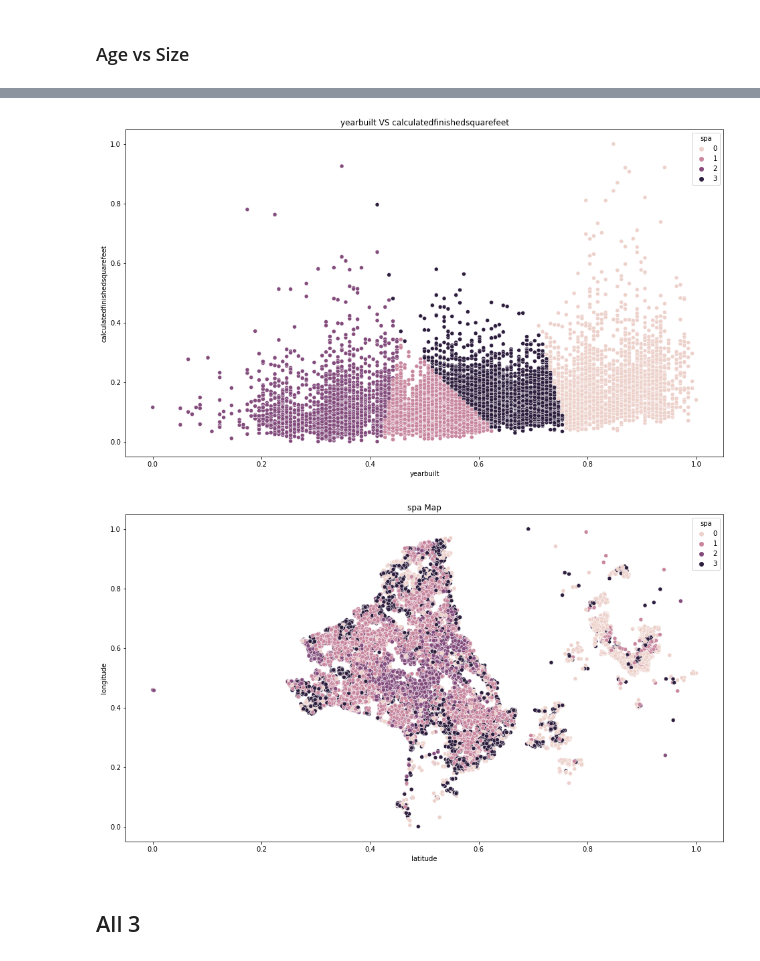
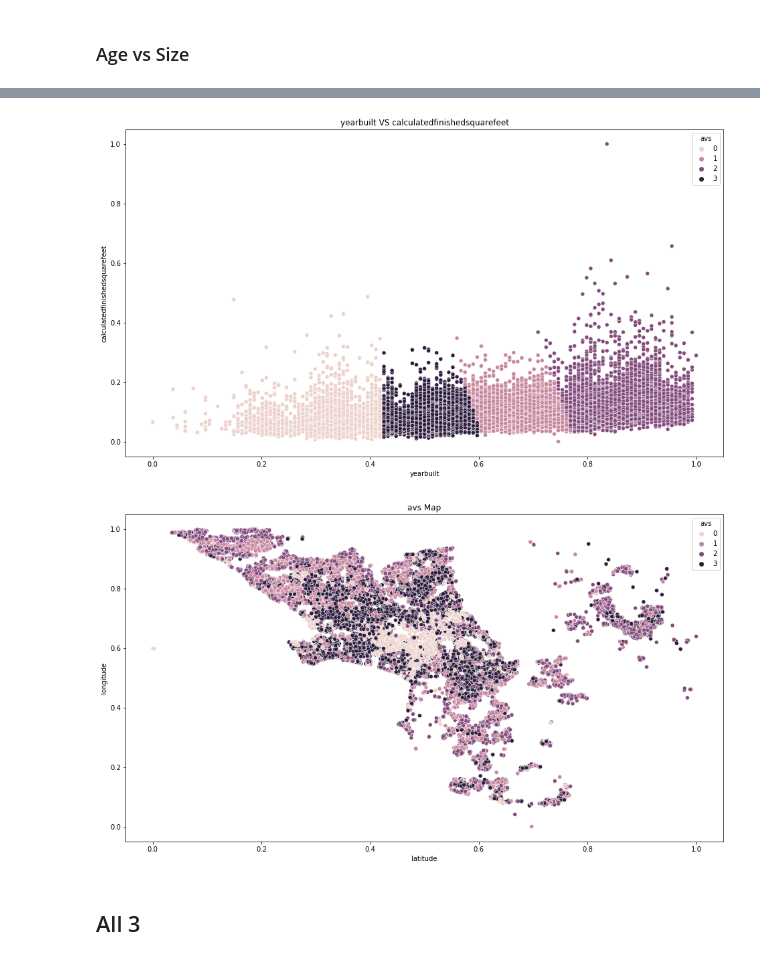
Before and after one commit to carterrxavier/clustering-project, a Jupyter notebook: initialnotebook.ipynb, the cells around one changed output, grey strips where cells are left out. Saved outputs shown, nothing was run; the diff lists cells and outputs as text; code cells hidden in the pictures.

Commit message:
more exploration with clusters

```diff
--- a/initialnotebook.ipynb
+++ b/initialnotebook.ipynb
@@ -167,4 +220,4 @@ cluster.view_intertia(X)
 # %%
 #Price by Size
-X = cluster.show_cluster(X, 5, 'pps')
+X = cluster.show_cluster(X, 5, 'svp')
 # %% [output]
@@ -172,3 +225,3 @@ X = cluster.show_cluster(X, 5, 'pps')
 # %%
-train_scaled['pps'] = X['pps']
+train_scaled['svp'] = X['svp']
 # %%
@@ -185,4 +238,4 @@ cluster.view_intertia(X)
 # %%
 #price per age
-X = cluster.show_cluster(X, 4, 'ppa')
+X = cluster.show_cluster(X, 4, 'pva')
 # %% [output]
@@ -190,4 +243,4 @@ X = cluster.show_cluster(X, 4, 'ppa')
 # %%
-train_scaled['ppa'] = X['ppa']
-cluster.map_clusters(train_scaled, 'ppa')
+train_scaled['pva'] = X['pva']
+cluster.map_clusters(train_scaled, 'pva')
 # %% [output]
@@ -202,12 +255,12 @@ cluster.view_intertia(X)
 # %%
-X = cluster.show_cluster(X, 4, 'spa')
+X = cluster.show_cluster(X, 4, 'avs')
 # %% [output]
-[figure, old version]
+[figure, new version]
 # %%
-train_scaled['spa'] = X['spa']
-cluster.map_clusters(train_scaled, 'spa')
+train_scaled['avs'] = X['avs']
+cluster.map_clusters(train_scaled, 'avs')
 # %% [output]
-[figure, old version]
+[figure, new version]
 # %% [markdown]
 ## All 3
 # %% [markdown]
```
Also changed, not shown: parts of 37 cells of this notebook, 1 other file.
